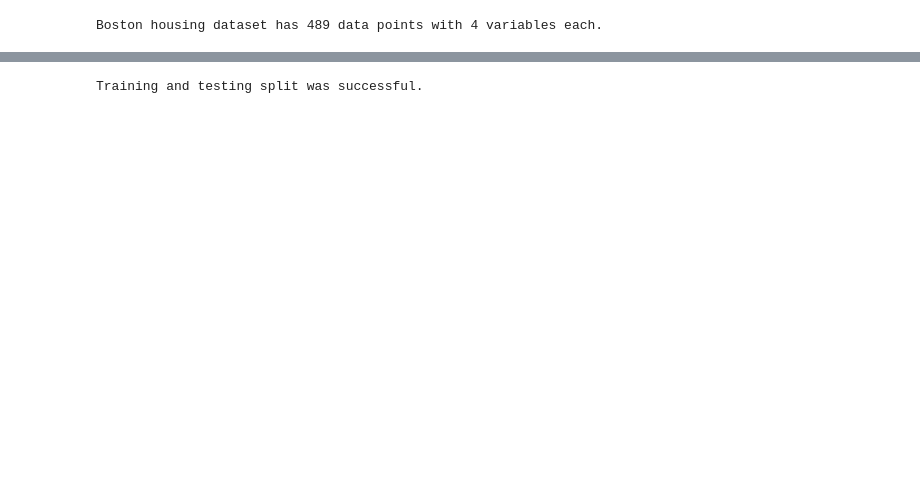
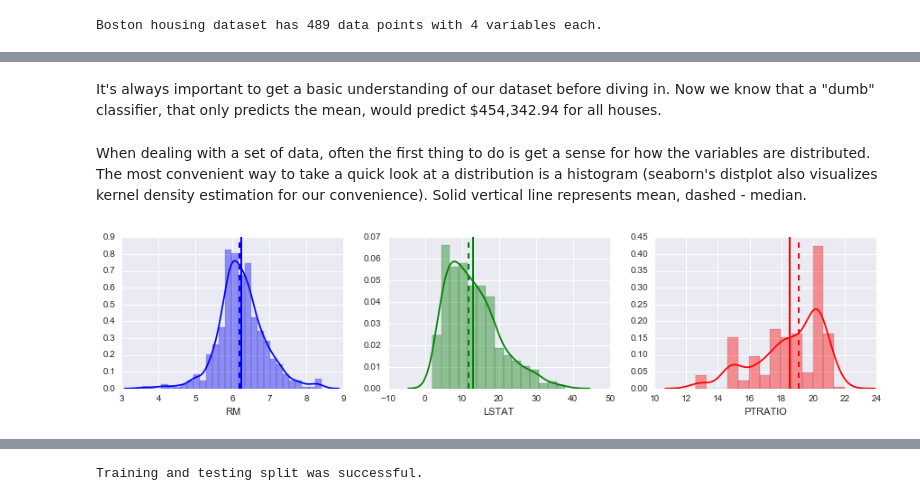
Before and after one commit to augoliv/MLND_p1_boston_housing, a Jupyter notebook: boston_housing.ipynb, the cells around one changed output, grey strips where cells are left out. Saved outputs shown, nothing was run; the diff lists cells and outputs as text; code cells hidden in the pictures; blank space fills up the shorter version.

```diff
--- a/boston_housing.ipynb
+++ b/boston_housing.ipynb
@@ -88,10 +36,0 @@ Data visualizing usually helps to understand better the data. Below there are sc
-# %%
-import matplotlib.pyplot as plt
-import seaborn as sns
-
-fig, axs = plt.subplots(ncols=3,figsize=(15,3))
-
-for i, var in enumerate(['RM', 'LSTAT', 'PTRATIO']):
-    lm = sns.regplot(data[var], prices, ax = axs[i])
-    axes = lm.axes
-    lm.set(ylim=(0, None))
@@ -174,0 +89,21 @@ For the code cell below, you will need to implement the following:
+# %% [markdown]
+It's always important to get a basic understanding of our dataset before diving in. Now we know that a "dumb" classifier, that only predicts the mean, would predict $454,342.94 for all houses.
+# %% [markdown]
+When dealing with a set of data, often the first thing to do is get a sense for how the variables are distributed.
+The most convenient way to take a quick look at a distribution is a histogram (seaborn's distplot also visualizes kernel density estimation for our convenience). Solid vertical line represents mean, dashed - median.
+# %%
+import matplotlib.pyplot as plt
+import seaborn as sns
+clr = ['blue', 'green', 'red']
+# %%
+fig, axs = plt.subplots(ncols=3,figsize=(15,3))
+
+plt.figure(1)
+
+for i, var in enumerate(['RM', 'LSTAT', 'PTRATIO']):
+    plt.subplot(131 + i)
+    sns.distplot(data[var],  color = clr[i])
+    plt.axvline(data[var].mean(), color=clr[i], linestyle='solid', linewidth=2)
+    plt.axvline(data[var].median(), color=clr[i], linestyle='dashed', linewidth=2)
+# %% [output]
+[figure, added]
```
Also changed, not shown: parts of 85 cells of this notebook, 3 other files.
